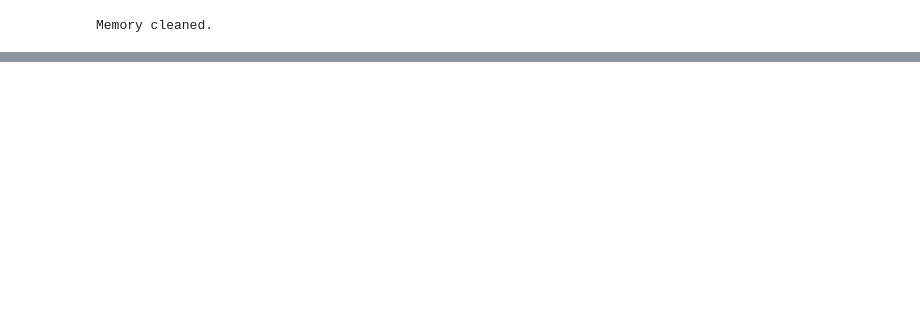
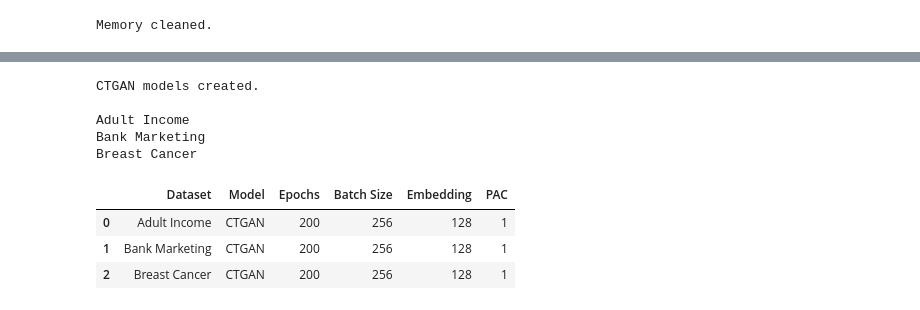
Before and after one commit to amzad-786githumb/Privacy-Preserving-Synthetic-Tabular-Data-Generation-Using-Generative-Adversarial-Networks, a Jupyter notebook: 04_Baseline_Deep_Models.ipynb, the cells around one changed output, grey strips where cells are left out. Saved outputs shown, nothing was run; the diff lists cells and outputs as text; code cells hidden in the pictures; blank space fills up the shorter version.

```diff
--- a/04_Baseline_Deep_Models.ipynb
+++ b/04_Baseline_Deep_Models.ipynb
@@ -2015,0 +1195,15 @@ for f in PROJECT_ROOT.rglob("*"):
+# %%
+# ============================================================
+# CTGAN Configuration Loader
+# ============================================================
+
+def get_ctgan_config():
+
+    """
+    Returns a copy of the CTGAN configuration.
+    """
+
+    return CTGAN_CONFIG.copy()
+
+
+print("CTGAN configuration loader ready.")
@@ -2015,0 +1269,61 @@ for f in PROJECT_ROOT.rglob("*"):
+# %%
+# ============================================================
+#  Create CTGAN Models
+# ============================================================
+
+ctgan_models = {}
+
+for dataset_name in datasets.keys():
+
+    ctgan_models[dataset_name] = create_ctgan(
+
+        metadata[dataset_name]
+
+    )
+
+print("CTGAN models created.")
+
+print()
+
+for model in ctgan_models:
+
+    print(model)
+# %% [output]
+CTGAN models created.
+
+Adult Income
+Bank Marketing
+Breast Cancer
+# %%
+# ============================================================
+# Cell 39 : CTGAN Information
+# ============================================================
+
+summary = []
+
+for dataset_name in ctgan_models:
+
+    summary.append({
+
+        "Dataset": dataset_name,
+
+        "Model": "CTGAN",
+
+        "Epochs": CTGAN_CONFIG["epochs"],
+
+        "Batch Size": CTGAN_CONFIG["batch_size"],
+
+        "Embedding": CTGAN_CONFIG["embedding_dim"],
+
+        "PAC": CTGAN_CONFIG["pac"]
+
+    })
+
+ctgan_summary = pd.DataFrame(summary)
+
+display(ctgan_summary)
+# %% [output]
+|  | Dataset | Model | Epochs | Batch Size | Embedding | PAC |
+| 0 | Adult Income | CTGAN | 200 | 256 | 128 | 1 |
+| 1 | Bank Marketing | CTGAN | 200 | 256 | 128 | 1 |
+| 2 | Breast Cancer | CTGAN | 200 | 256 | 128 | 1 |
```
Also changed, not shown: parts of 153 cells of this notebook.
